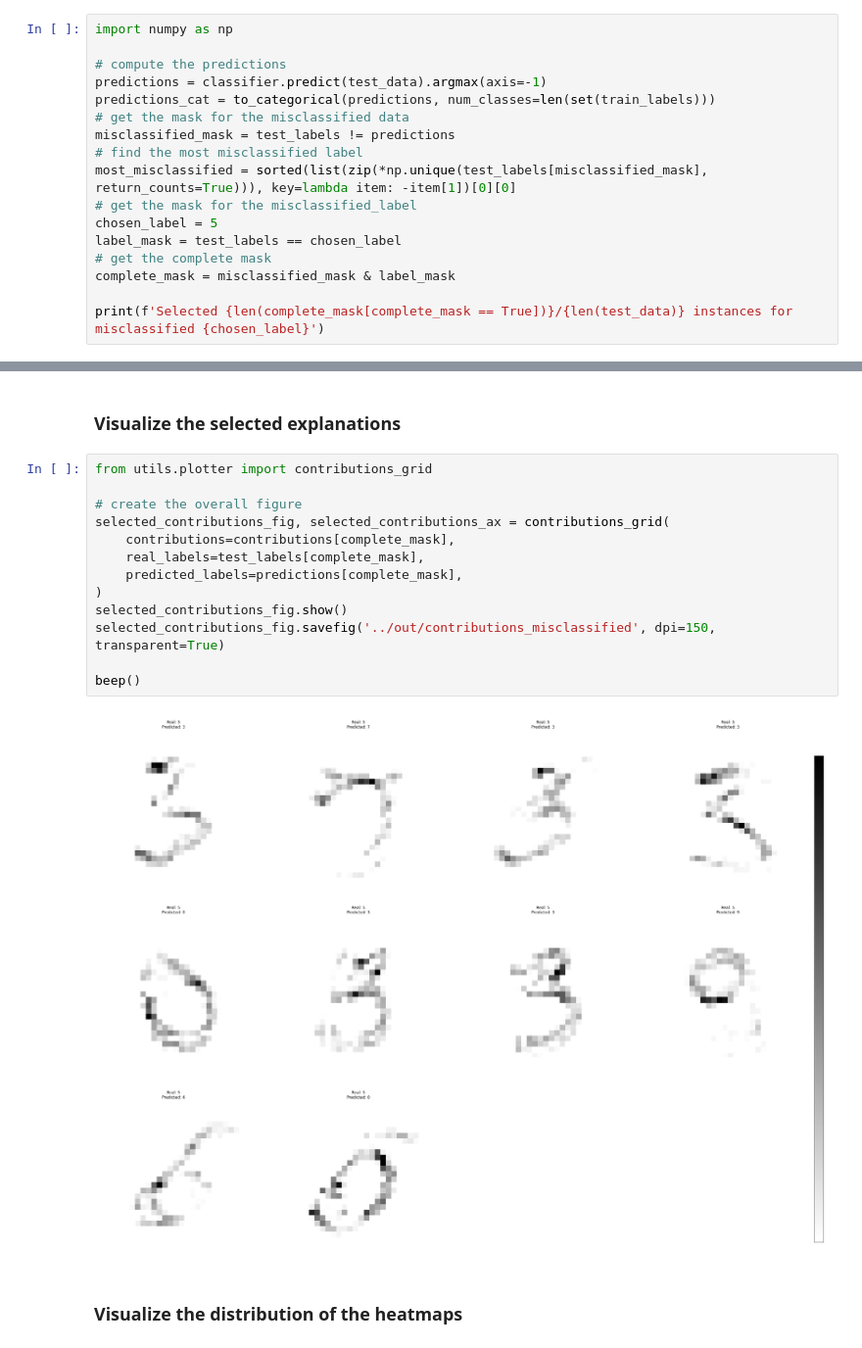
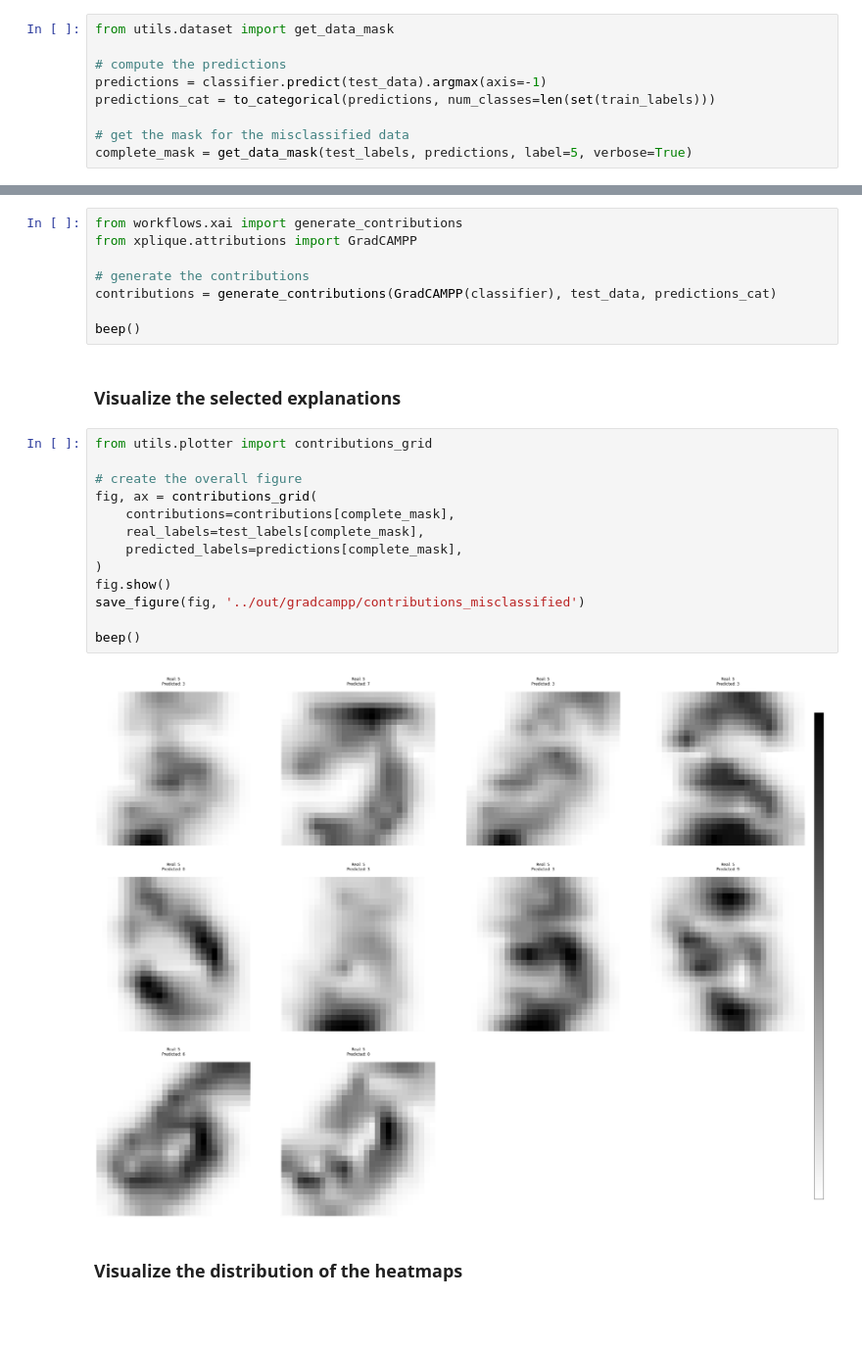
Before and after one commit to lodovicoazzini/unboxer, a Jupyter notebook: playground/workflow.ipynb, the cells around one changed output, grey strips where cells are left out. Shown at 98% size. Drawn from its saved outputs; the diff is of its cells as text; blank space fills up the shorter version.

```diff
--- a/playground/workflow.ipynb
+++ b/playground/workflow.ipynb
@@ -78,21 +78,13 @@ Accuracy on test: 0.9887999892234802
 # %% [markdown]
 # Filter for the misclassified data of the desired label
 # %%
-import numpy as np
+from utils.dataset import get_data_mask
 
 # compute the predictions
 predictions = classifier.predict(test_data).argmax(axis=-1)
 predictions_cat = to_categorical(predictions, num_classes=len(set(train_labels)))
+
 # get the mask for the misclassified data
-misclassified_mask = test_labels != predictions
-# find the most misclassified label
-most_misclassified = sorted(list(zip(*np.unique(test_labels[misclassified_mask], return_counts=True))), key=lambda item: -item[1])[0][0]
-# get the mask for the misclassified_label
-chosen_label = 5
-label_mask = test_labels == chosen_label
-# get the complete mask
-complete_mask = misclassified_mask & label_mask
-
-print(f'Selected {len(complete_mask[complete_mask == True])}/{len(test_data)} instances for misclassified {chosen_label}')
+complete_mask = get_data_mask(test_labels, predictions, label=5, verbose=True)
 # %% [output]
 Selected 10/10000 instances for misclassified 5
@@ -137,20 +202,28 @@ beep()
+# %%
+from workflows.xai import generate_contributions
+from xplique.attributions import GradCAMPP
+
+# generate the contributions
+contributions = generate_contributions(GradCAMPP(classifier), test_data, predictions_cat)
+
+beep()
 # %% [markdown]
 ### Visualize the selected explanations
 # %%
 from utils.plotter import contributions_grid
 
 # create the overall figure
-selected_contributions_fig, selected_contributions_ax = contributions_grid(
+fig, ax = contributions_grid(
     contributions=contributions[complete_mask],
     real_labels=test_labels[complete_mask],
     predicted_labels=predictions[complete_mask],
 )
-selected_contributions_fig.show()
-selected_contributions_fig.savefig('../out/contributions_misclassified', dpi=150, transparent=True)
+fig.show()
+save_figure(fig, '../out/gradcampp/contributions_misclassified')
 
 beep()
 # %% [output]
-[figure, old version]
+[figure, new version]
 # %% [markdown]
 ### Visualize the distribution of the heatmaps
 # %%
```
Also changed, not shown: parts of 29 cells of this notebook, 9 other files.
